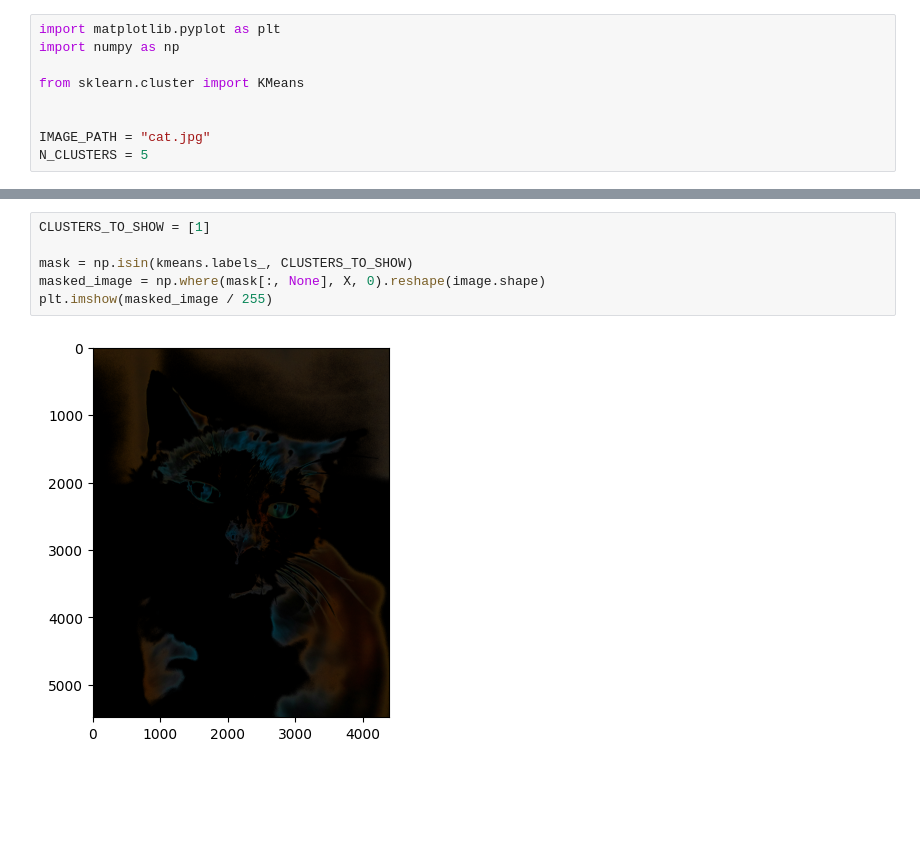
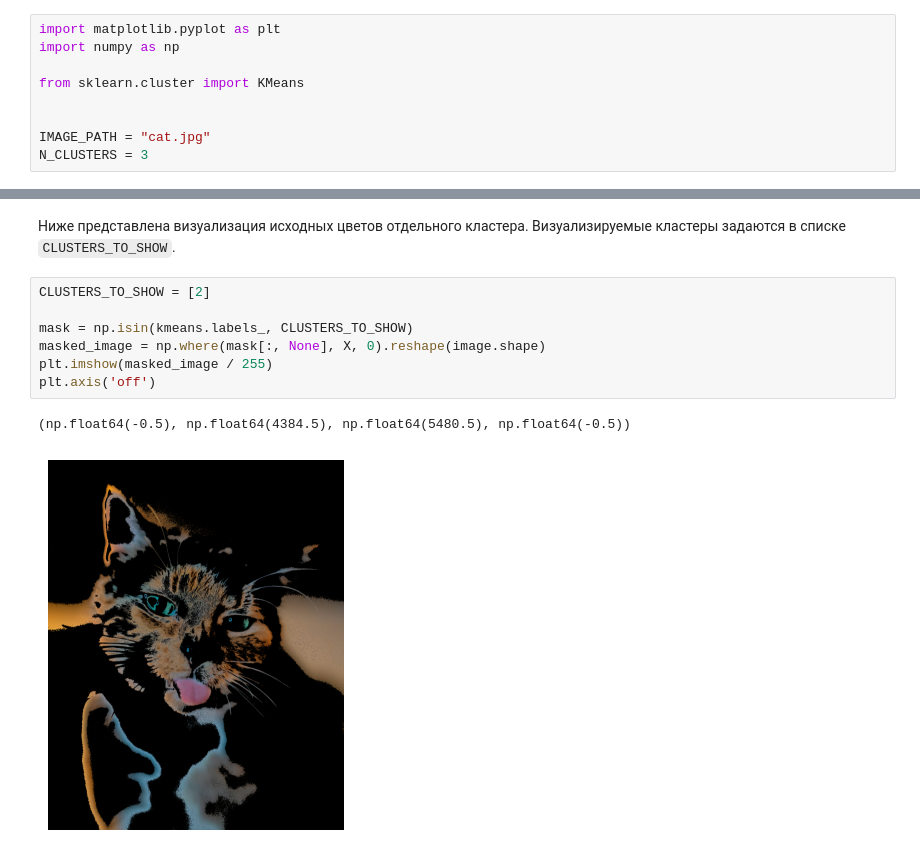
Before and after one commit to artyoomi/spbsetu-ml-intro-2026, a Jupyter notebook: src/image_segmentation.ipynb, the cells around one changed output, grey strips where cells are left out. Saved outputs shown, nothing was run; the diff lists cells and outputs as text; blank space fills up the shorter version.

```diff
--- a/src/image_segmentation.ipynb
+++ b/src/image_segmentation.ipynb
@@ -6,4 +14,4 @@ from sklearn.cluster import KMeans
 
 
 IMAGE_PATH = "cat.jpg"
-N_CLUSTERS = 5
+N_CLUSTERS = 3
@@ -32,8 +100,12 @@ plt.imshow(segmented_image / 255)
+# %% [markdown]
+Ниже представлена визуализация исходных цветов отдельного кластера. Визуализируемые кластеры задаются в списке `CLUSTERS_TO_SHOW`.
 # %%
-CLUSTERS_TO_SHOW = [1]
+CLUSTERS_TO_SHOW = [2]
 
 mask = np.isin(kmeans.labels_, CLUSTERS_TO_SHOW)
 masked_image = np.where(mask[:, None], X, 0).reshape(image.shape)
 plt.imshow(masked_image / 255)
+plt.axis('off')
 # %% [output]
+(np.float64(-0.5), np.float64(4384.5), np.float64(5480.5), np.float64(-0.5))
-[figure, old version]
+[figure, new version]
```
Also changed, not shown: parts of 13 cells of this notebook.
